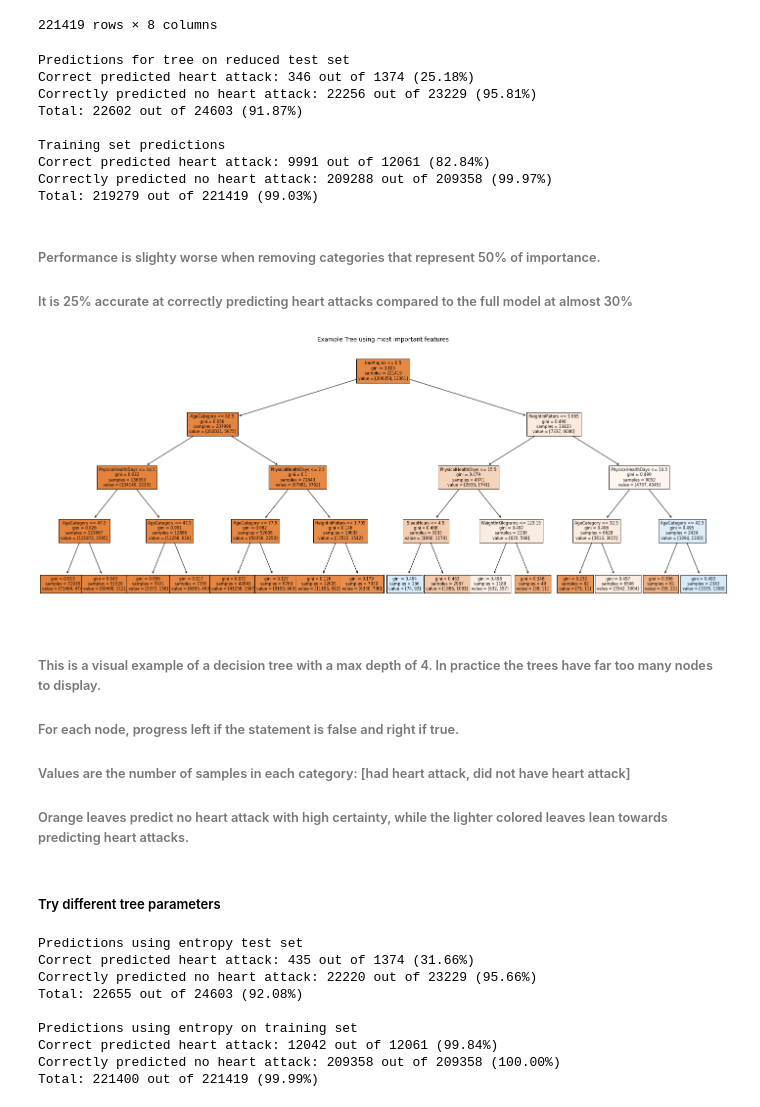
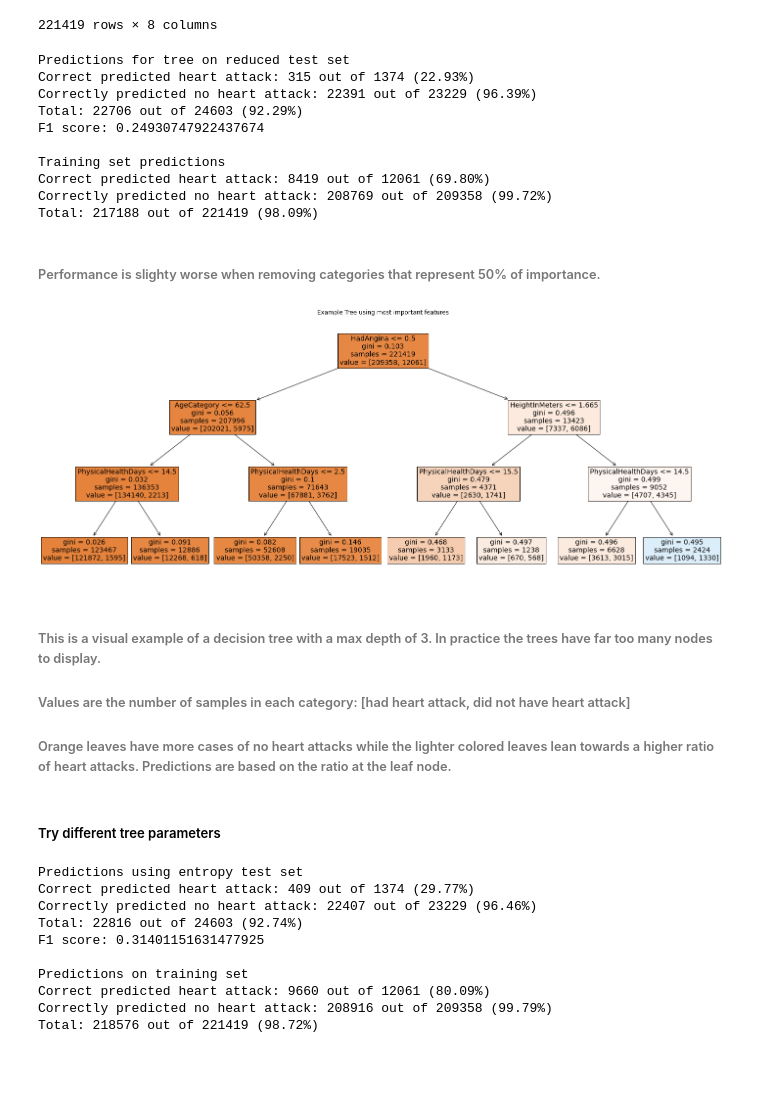
Before and after one commit to eric-vuong/heart-prediction, a Jupyter notebook: heart_attack_prediction.ipynb, the cells around one changed output. Cells and saved outputs as stored; diff of their text form; code cells hidden in the pictures; blank space fills up the shorter version.

```diff
--- a/heart_attack_prediction.ipynb
+++ b/heart_attack_prediction.ipynb
@@ -48,7 +49,8 @@ data
 display(data.describe())
 
 # Preprocessing - Store numeric values
-numeric_columns = ["PhysicalHealthDays", "MentalHealthDays", "SleepHours", "HeightInMeters", "WeightInKilograms", "BMI"]
+numeric_columns = ["PhysicalHealthDays", "MentalHealthDays", "SleepHours",
+                   "HeightInMeters", "WeightInKilograms", "BMI"]
 numeric_entries = data[numeric_columns].to_numpy()
 print("Shape:",numeric_entries.shape)
 numeric_entries
@@ -464,56 +483,59 @@ clf_subset = tree.DecisionTreeClassifier(max_leaf_nodes=20000, max_depth=50).fit
 221419 rows × 8 columns
 # %%
 # Tree predictions using the top 50% categories
+clf_subset = tree.DecisionTreeClassifier(max_depth=24).fit(x_train_subset, y_train)
 results = clf_subset.predict(x_test_subset)
 print("Predictions for tree on reduced test set")
-tree_stats = compare(results, y_test)
-
+stats = compare(results, y_test)
+print("F1 score:", stats["f1"])
+f1_scores.update({"subset_tree":stats})
 print("\nTraining set predictions")
-tree_stats = compare(clf_subset.predict(x_train_subset), y_train)
+stats = compare(clf_subset.predict(x_train_subset), y_train)
 # %% [output]
 Predictions for tree on reduced test set
-Correct predicted heart attack: 346 out of 1374 (25.18%)
-Correctly predicted no heart attack: 22256 out of 23229 (95.81%)
-Total: 22602 out of 24603 (91.87%)
+Correct predicted heart attack: 315 out of 1374 (22.93%)
+Correctly predicted no heart attack: 22391 out of 23229 (96.39%)
+Total: 22706 out of 24603 (92.29%)
+F1 score: 0.24930747922437674
 
 Training set predictions
-Correct predicted heart attack: 9991 out of 12061 (82.84%)
-Correctly predicted no heart attack: 209288 out of 209358 (99.97%)
-Total: 219279 out of 221419 (99.03%)
+Correct predicted heart attack: 8419 out of 12061 (69.80%)
+Correctly predicted no heart attack: 208769 out of 209358 (99.72%)
+Total: 217188 out of 221419 (98.09%)
 # %% [markdown]
 ###### Performance is slighty worse when removing categories that represent 50% of importance.
-###### It is 25% accurate at correctly predicting heart attacks compared to the full model at almost 30%
 # %%
 plt.figure(figsize=(25, 10))
-plot_tree(tree.DecisionTreeClassifier(max_depth=4).fit(x_train_subset, y_train), filled=True, feature_names=important_cols, fontsize=8)
+plot_tree(tree.DecisionTreeClassifier(max_depth=3).fit(x_train_subset, y_train), filled=True, feature_names=important_cols, fontsize=14)
 plt.title("Example Tree using most important features")
 plt.show()
 # %% [output]
-[figure, old version]
+[figure, new version]
 # %% [markdown]
-###### This is a visual example of a decision tree with a max depth of 4. In practice the trees have far too many nodes to display.
-###### For each node, progress left if the statement is false and right if true.
+###### This is a visual example of a decision tree with a max depth of 3. In practice the trees have far too many nodes to display.
 ###### Values are the number of samples in each category: [had heart attack, did not have heart attack]
-###### Orange leaves predict no heart attack with high certainty, while the lighter colored leaves lean towards predicting heart attacks.
+###### Orange leaves have more cases of no heart attacks while the lighter colored leaves lean towards a higher ratio of heart attacks. Predictions are based on the ratio at the leaf node.
 # %% [markdown]
 ##### Try different tree parameters
 # %%
 # Use Entropy instead of gini
-clf_entropy = tree.DecisionTreeClassifier(criterion="entropy", max_leaf_nodes=25000, max_depth=50).fit(x_train, y_train)
+clf_entropy = tree.DecisionTreeClassifier(criterion="entropy", max_depth=24).fit(x_train, y_train)
 print("Predictions using entropy test set")
-tree_stats = compare(clf_entropy.predict(x_test), y_test)
-
-print("\nPredictions using entropy on training set")
-tree_stats = compare(clf_entropy.predict(x_train), y_train)
+stats = compare(clf_entropy.predict(x_test), y_test)
+print("F1 score:", stats["f1"])
+f1_scores.update({"entropy_tree":stats})
+print("\nPredictions on training set")
+stats = compare(clf_entropy.predict(x_train), y_train)
 # %% [output]
 Predictions using entropy test set
-Correct predicted heart attack: 435 out of 1374 (31.66%)
-Correctly predicted no heart attack: 22220 out of 23229 (95.66%)
-Total: 22655 out of 24603 (92.08%)
+Correct predicted heart attack: 409 out of 1374 (29.77%)
+Correctly predicted no heart attack: 22407 out of 23229 (96.46%)
+Total: 22816 out of 24603 (92.74%)
+F1 score: 0.31401151631477925
 
-Predictions using entropy on training set
-Correct predicted heart attack: 12042 out of 12061 (99.84%)
-Correctly predicted no heart attack: 209358 out of 209358 (100.00%)
-Total: 221400 out of 221419 (99.99%)
+Predictions on training set
+Correct predicted heart attack: 9660 out of 12061 (80.09%)
+Correctly predicted no heart attack: 208916 out of 209358 (99.79%)
+Total: 218576 out of 221419 (98.72%)
 # %%
 # Log loss
```
Also changed, not shown: parts of 35 cells of this notebook.
